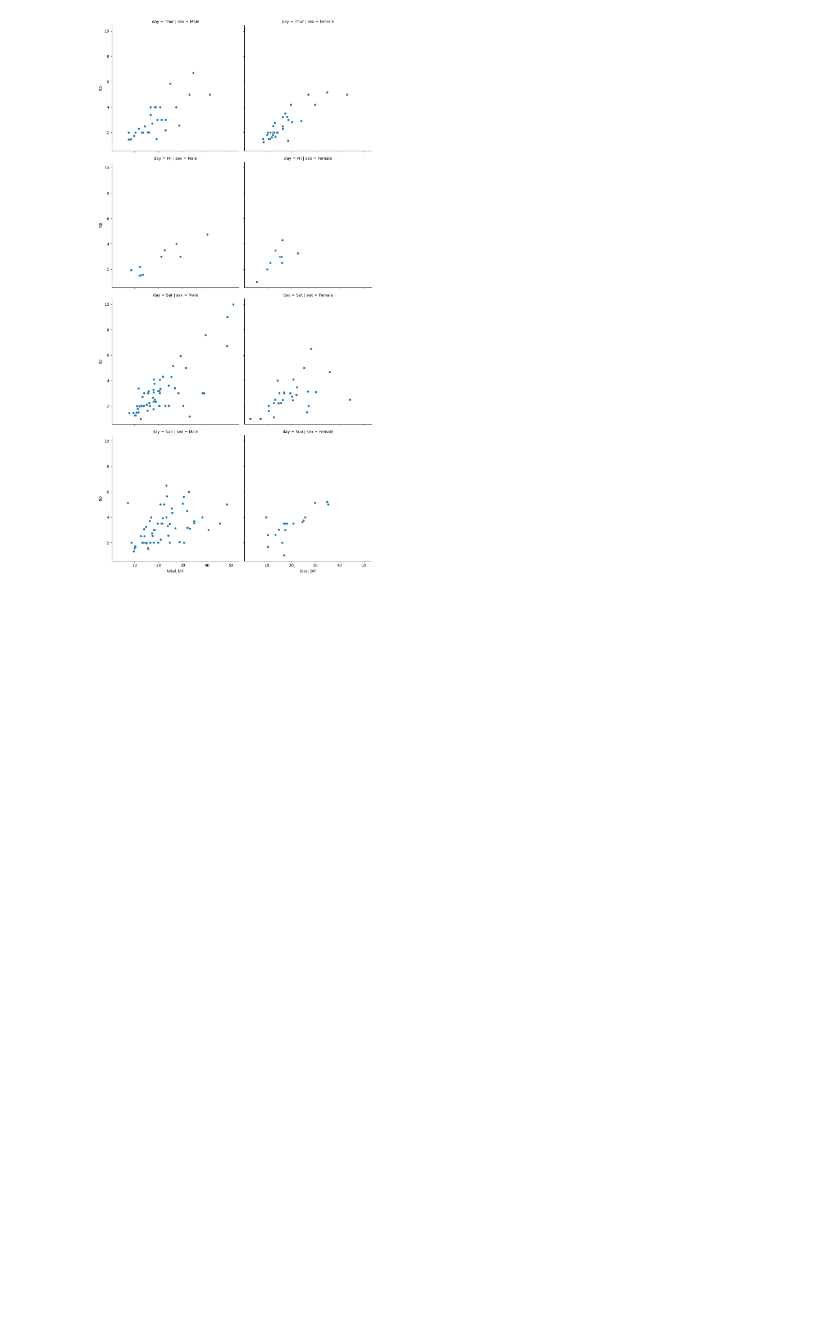
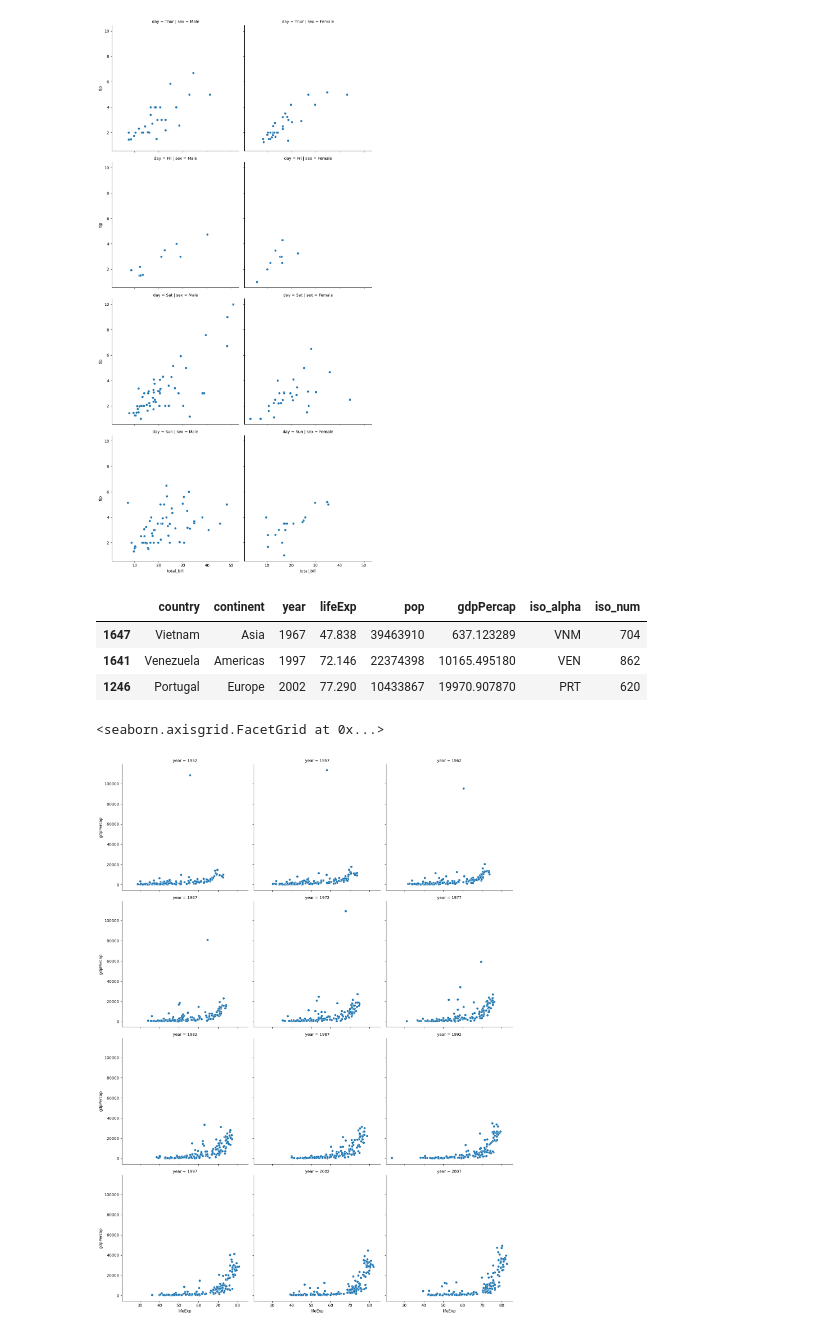
Before and after one commit to JARVIS20240/Python_pandas_for_DS-ML, a Jupyter notebook: Ch-9_Seaborn/01_Bais.ipynb, the cells around one changed output. Drawn from its saved outputs; the diff is of its cells as text; code cells hidden in the pictures; blank space fills up the shorter version.

Commit message:
Relational Plots

```diff
--- a/Ch-9_Seaborn/01_Bais.ipynb
+++ b/Ch-9_Seaborn/01_Bais.ipynb
@@ -107,3 +107,17 @@ sns.relplot(data=tips, x="total_bill", y="tip", kind="scatter",row='day', col="s
 # %% [output]
 <seaborn.axisgrid.FacetGrid at 0x...>
 [figure]
+# %%
+gap.sample(3)
+# %% [output]
+|  | country | continent | year | lifeExp | pop | gdpPercap | iso_alpha | iso_num |
+| 1647 | Vietnam | Asia | 1967 | 47.838 | 39463910 | 637.123289 | VNM | 704 |
+| 1641 | Venezuela | Americas | 1997 | 72.146 | 22374398 | 10165.495180 | VEN | 862 |
+| 1246 | Portugal | Europe | 2002 | 77.290 | 10433867 | 19970.907870 | PRT | 620 |
+# %%
+# Col Wrap
+sns.relplot(data=gap, x="lifeExp", y="gdpPercap", kind="scatter", col="year", col_wrap=3)
+# col_warp: only 3 graph in one row
+# %% [output]
+<seaborn.axisgrid.FacetGrid at 0x...>
+[figure, added]
```
